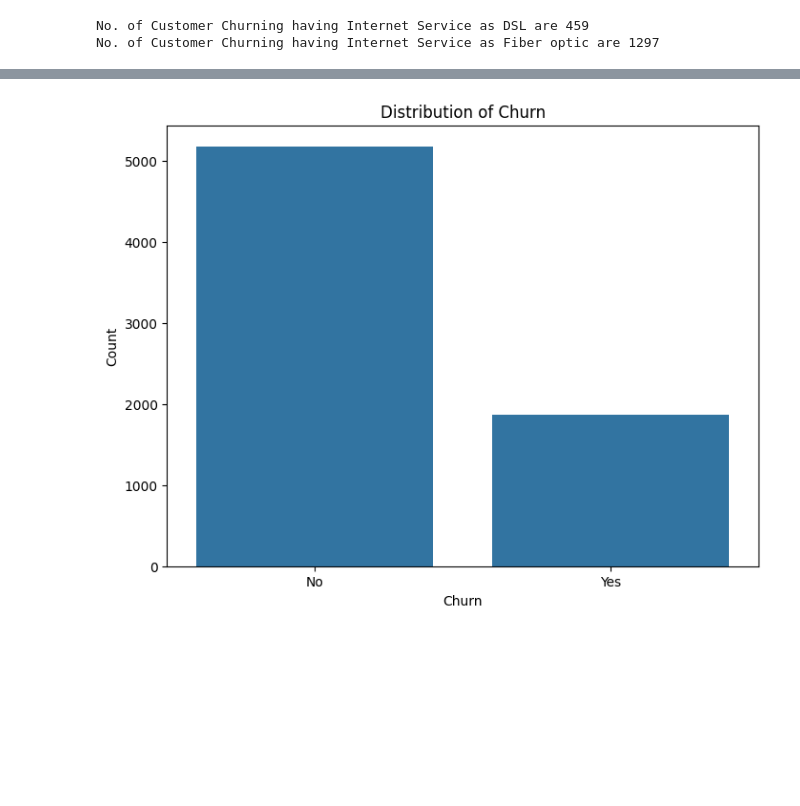
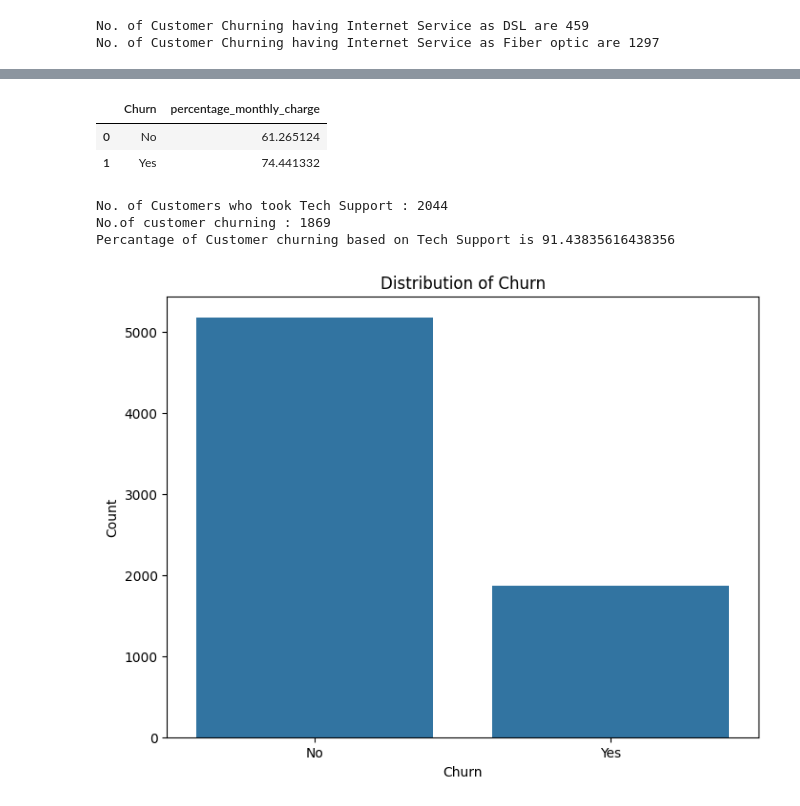
Before and after one commit to amaan-usmani/DataAnalysis_Telecom_Customer-Churn, a Jupyter notebook: project.ipynb, the cells around one changed output, grey strips where cells are left out. Cells and saved outputs as stored; diff of their text form; code cells hidden in the pictures; blank space fills up the shorter version.

```diff
--- a/project.ipynb
+++ b/project.ipynb
@@ -396,3 +431,25 @@ No. of Customer Churning having Internet Service as Fiber optic are 1297
+# %%
+# Percentage of monthly charge churning or  not churning customers
+
+telecom_df.groupby(["Churn"])["MonthlyCharges"].mean().reset_index(name="percentage_monthly_charge")
+# %% [output]
+|  | Churn | percentage_monthly_charge |
+| 0 | No | 61.265124 |
+| 1 | Yes | 74.441332 |
+# %%
+# Customers took Tech Support
+print("No. of Customers who took Tech Support :",telecom_df[telecom_df['TechSupport']=="Yes"]["customerID"].count().sum())
+
+# No. of customer churning
+print("No.of customer churning :", df_telecom[df_telecom['Churn']=="Yes"].Churn.count())
+
+# Percentage of Customer Churning based on the Tech Support
+
+print("Percantage of Customer churning based on Tech Support is",(1869/2044)*100)
+# %% [output]
+No. of Customers who took Tech Support : 2044
+No.of customer churning : 1869
+Percantage of Customer churning based on Tech Support is 91.43835616438356
 # %%
 # Plotting the distribution of Churn
 
```
Also changed, not shown: parts of 4 cells of this notebook.
